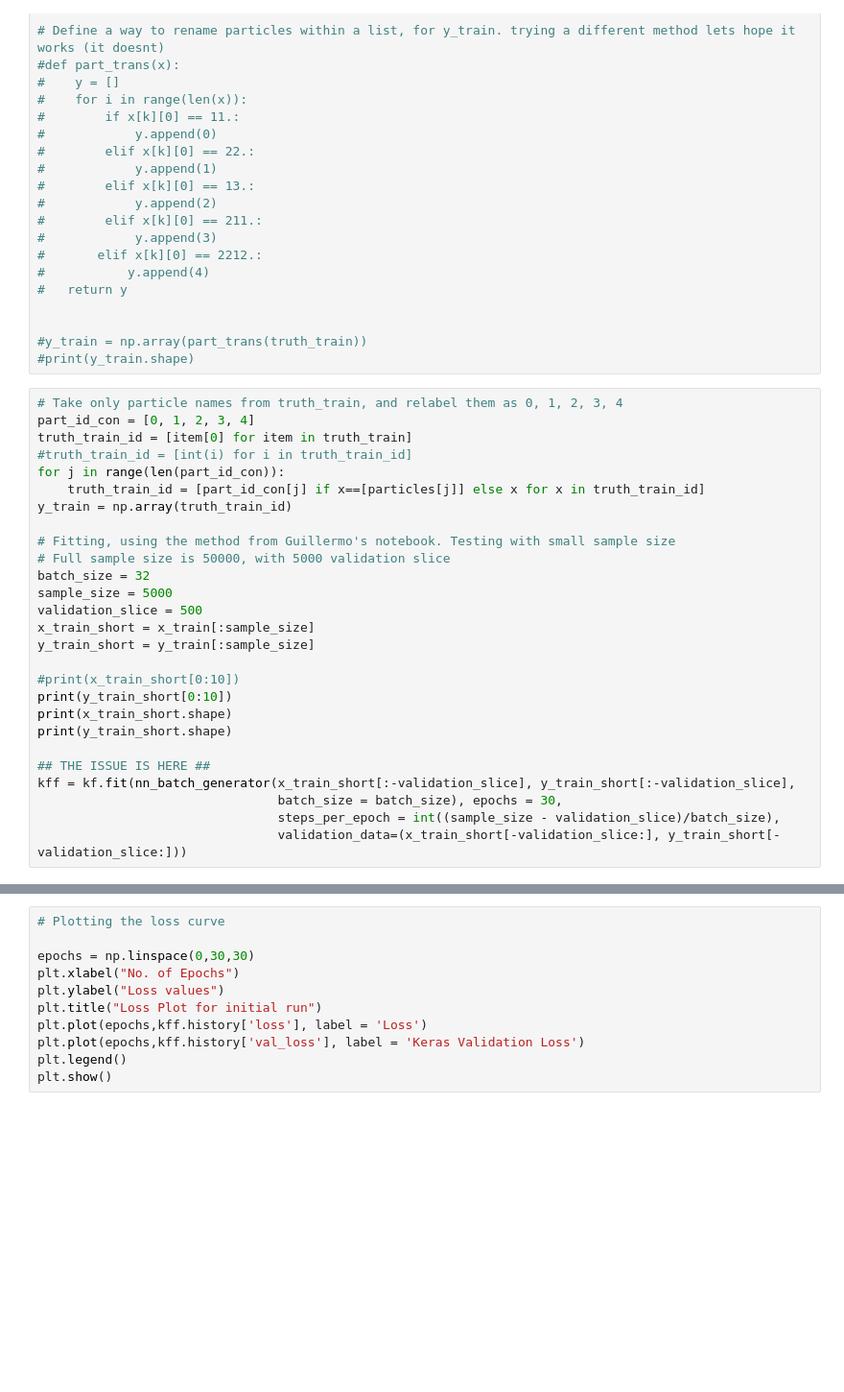
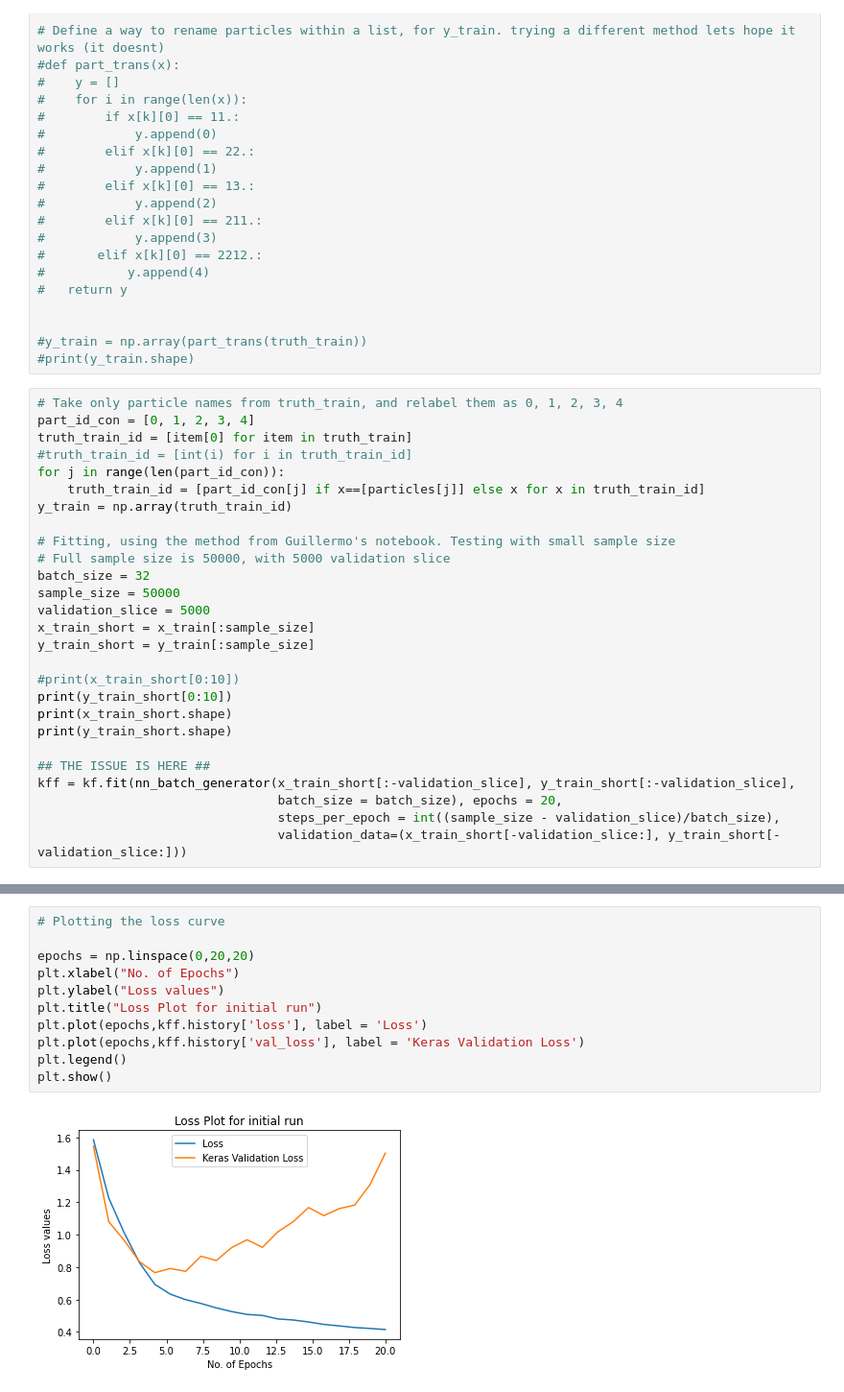
Before and after one commit to CasperMcTavish/DAML, a Jupyter notebook: Project1_ML.ipynb, the cells around one changed output, grey strips where cells are left out. Shown: that part at 96% size. Cells and saved outputs as stored; diff of their text form; blank space fills up the shorter version.

```diff
--- a/Project1_ML.ipynb
+++ b/Project1_ML.ipynb
@@ -705,8 +701,8 @@ y_train = np.array(truth_train_id)
 # Fitting, using the method from Guillermo's notebook. Testing with small sample size
 # Full sample size is 50000, with 5000 validation slice
 batch_size = 32
-sample_size = 5000
-validation_slice = 500
+sample_size = 50000
+validation_slice = 5000
 x_train_short = x_train[:sample_size]
 y_train_short = y_train[:sample_size]
 
@@ -717,7 +713,7 @@ print(y_train_short.shape)
 
 ## THE ISSUE IS HERE ##
 kff = kf.fit(nn_batch_generator(x_train_short[:-validation_slice], y_train_short[:-validation_slice],
-                                batch_size = batch_size), epochs = 30,
+                                batch_size = batch_size), epochs = 20,
                                 steps_per_epoch = int((sample_size - validation_slice)/batch_size),
                                 validation_data=(x_train_short[-validation_slice:], y_train_short[-validation_slice:]))
 # %% [output]
@@ -729,13 +737,15 @@ ValueError: setting an array element with a sequence.
 # %%
 # Plotting the loss curve
 
-epochs = np.linspace(0,30,30)
+epochs = np.linspace(0,20,20)
 plt.xlabel("No. of Epochs")
 plt.ylabel("Loss values")
 plt.title("Loss Plot for initial run")
 plt.plot(epochs,kff.history['loss'], label = 'Loss')
 plt.plot(epochs,kff.history['val_loss'], label = 'Keras Validation Loss')
 plt.legend()
 plt.show()
+# %% [output]
+[figure, added]
 # %%
 # save model
```
Also changed, not shown: parts of 9 cells of this notebook.
